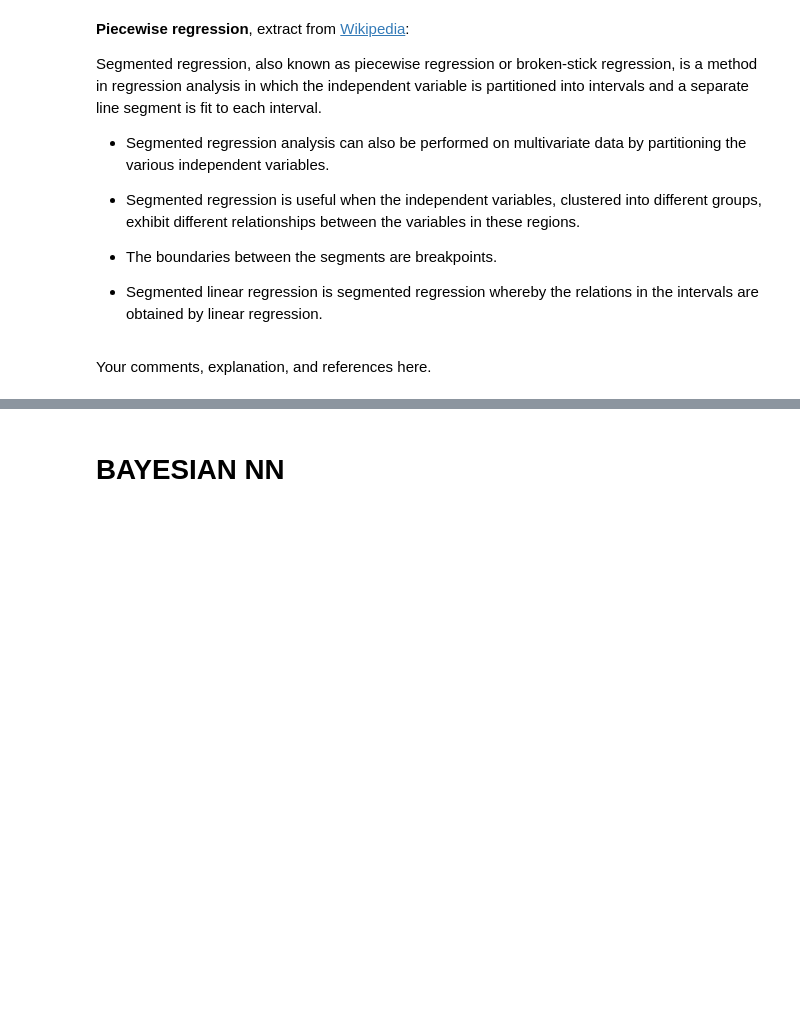
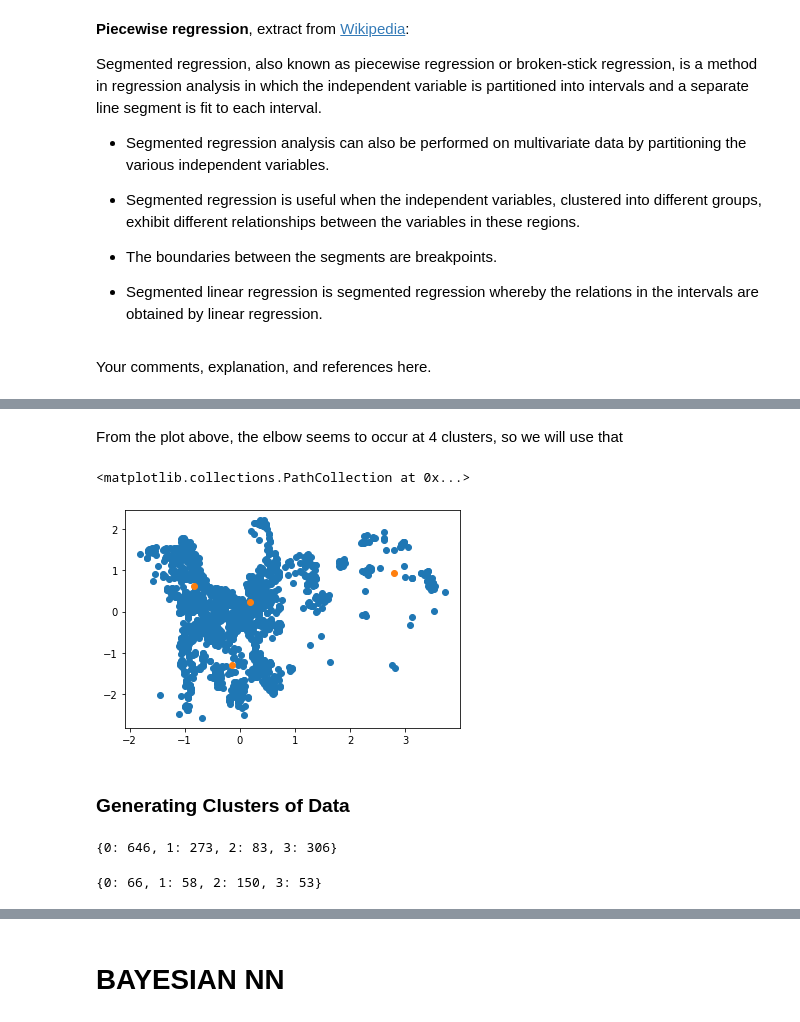
Before and after one commit to mike-scally/ET5003, a Jupyter notebook: ET5003_KaggleCompetition_MikeScally_9312951.ipynb, the cells around one changed output, grey strips where cells are left out. Cells and saved outputs as stored; diff of their text form; code cells hidden in the pictures; blank space fills up the shorter version.

```diff
--- a/ET5003_KaggleCompetition_MikeScally_9312951.ipynb
+++ b/ET5003_KaggleCompetition_MikeScally_9312951.ipynb
@@ -414,0 +440,37 @@ Your comments, explanation, and references here.
+# %% [markdown]
+From the plot above, the elbow seems to occur at 4 clusters, so we will use that
+# %%
+# training gaussian mixture model
+from sklearn.mixture import GaussianMixture
+
+gmm = GaussianMixture(n_components=4)
+
+# clustering by features latitude and longitude
+ind=[2,3]
+X_ind = np.vstack([Xn_train[:,ind],Xn_val[:,ind]])
+# Gaussian Mixture
+gmm.fit(X_ind)
+
+# plot blue dots
+plt.scatter(X_ind[:,0],X_ind[:,1])
+# centroids:  orange dots
+plt.scatter(gmm.means_[:,0],gmm.means_[:,1])
+# %% [output]
+<matplotlib.collections.PathCollection at 0x...>
+[figure, added]
+# %% [markdown]
+### Generating Clusters of Data
+# %%
+# split the data for train clusters
+clusters_train = gmm.predict(Xn_train[:,ind])
+unique_train, counts_train = np.unique(clusters_train, return_counts=True)
+dict(zip(unique_train, counts_train))
+# %% [output]
+{0: 646, 1: 273, 2: 83, 3: 306}
+# %%
+# split the data for validation clusters
+clusters_test = gmm.predict(Xn_val[:,ind])
+unique_test, counts_test = np.unique(clusters_val, return_counts=True)
+dict(zip(unique_test, counts_test))
+# %% [output]
+{0: 66, 1: 58, 2: 150, 3: 53}
```
Also changed, not shown: parts of 32 cells of this notebook.
